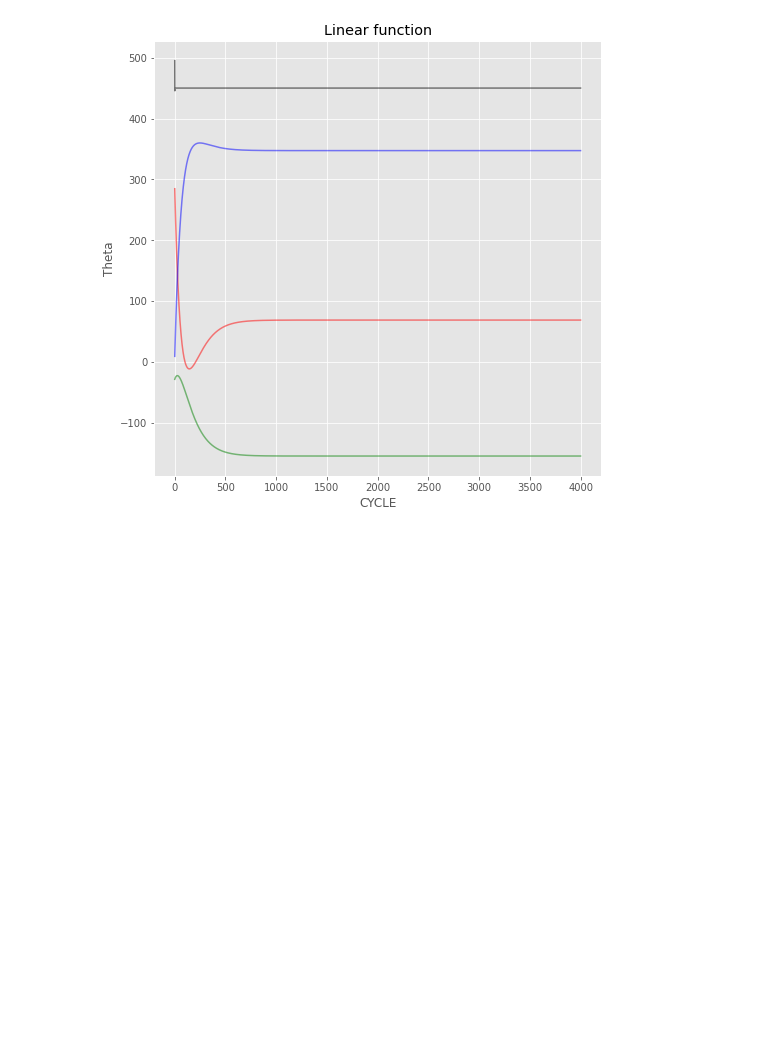
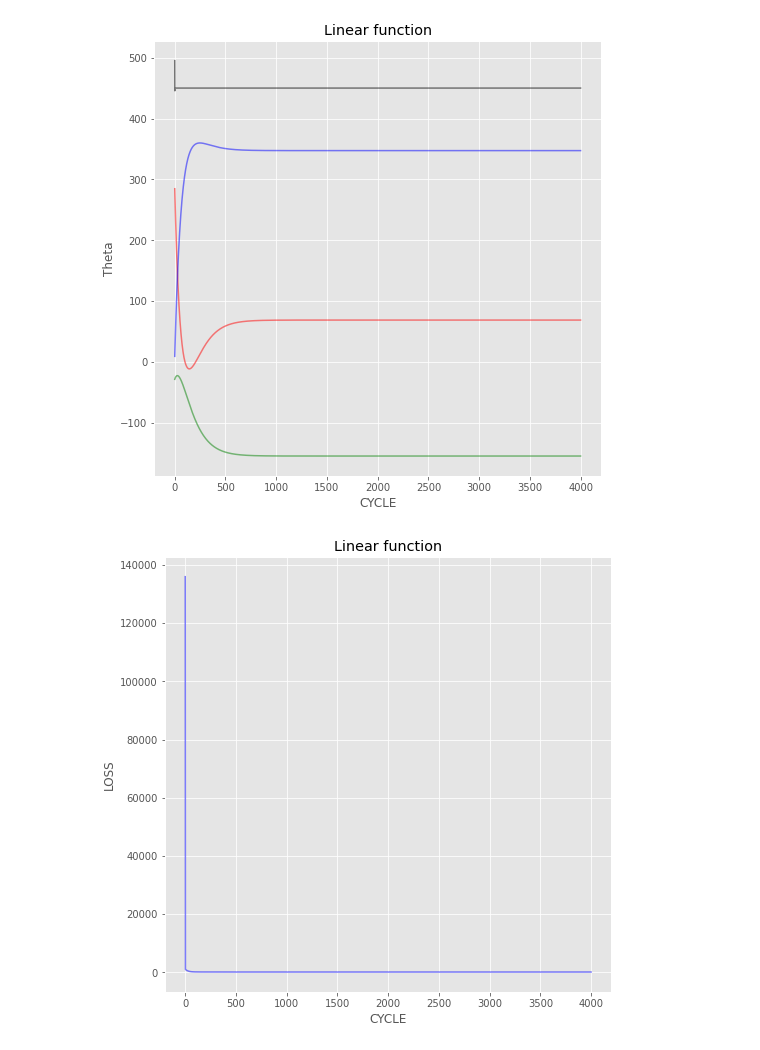
Before and after one commit to YangTaeSung/CAU-MachineLearning, a Jupyter notebook: assignment04.ipynb, the cells around one changed output. Drawn from its saved outputs; the diff is of its cells as text; code cells hidden in the pictures; blank space fills up the shorter version.

Commit message:
Plotting the training error

```diff
--- a/assignment04.ipynb
+++ b/assignment04.ipynb
@@ -167,6 +167,7 @@ learningLate = 1.1
 * Optimization cycle과 learning late 설정
 # %%
 iForGraph = []
+jForGraph = []
 
 newThetaOne = []
 newThetaZero = []
@@ -191,6 +192,7 @@ for i in range(cycle):
   thetaThree = thetaThree - learningLate / noiseNum * np.sum((thetaOne*x + thetaTwo*y + thetaThree*z - h + thetaZero)*z)
 
   iForGraph.append(i)
+  jForGraph.append(j)
 
   newThetaZero.append(thetaZero)
   newThetaOne.append(thetaOne)
@@ -236,3 +238,12 @@ plt.plot(iForGraph, newThetaThree, c = 'blue', alpha = 0.5)
 plt.show()
 # %% [output]
 [figure]
+# %%
+plt.figure(figsize=(8, 8)) # 그래프 사이즈 조절
+plt.title('Linear function')
+plt.xlabel('CYCLE')
+plt.ylabel('LOSS')
+plt.plot(iForGraph, jForGraph, c = 'blue', alpha = 0.5)
+plt.show()
+# %% [output]
+[figure, added]
```
